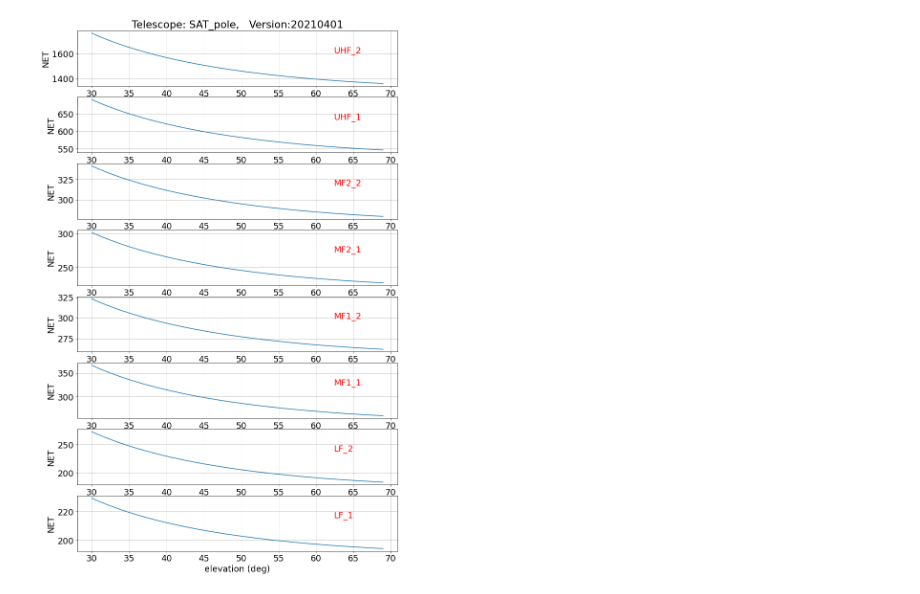
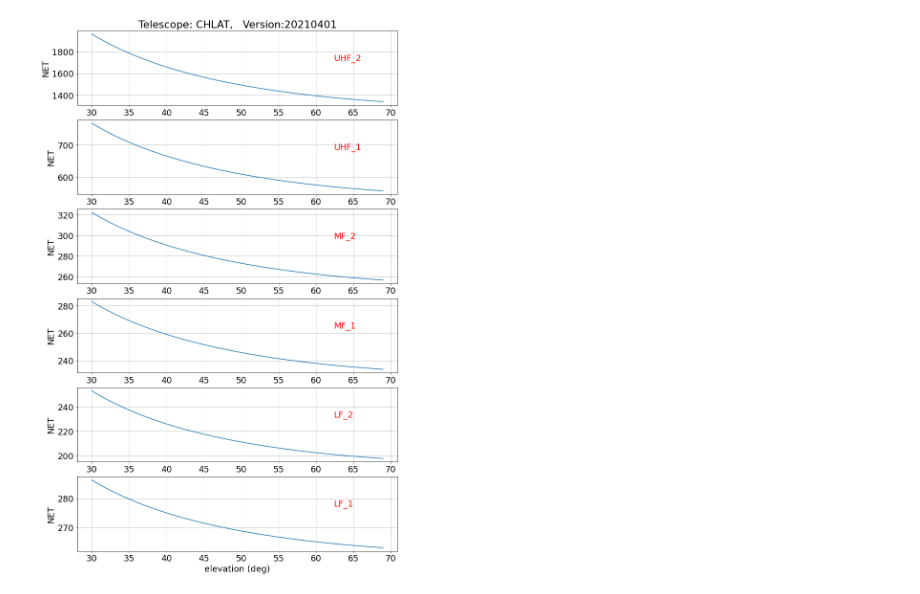
Before and after one commit to CMB-S4/bolo_calc_runs, a Jupyter notebook: pbdr_v1/NET_v_Elevation.ipynb, the cells around one changed output. Saved outputs shown, nothing was run; the diff lists cells and outputs as text; code cells hidden in the pictures.

Commit message:
Edited each notebook to produce outputs for all three telescopes.
The notebooks can now be run once to produce outputs for all three telescopes.

NOTE: NET vs POPT is still buggy. Disregard for now.

```diff
--- a/pbdr_v1/NET_v_Elevation.ipynb
+++ b/pbdr_v1/NET_v_Elevation.ipynb
@@ -12,8 +12,10 @@ plt.rcParams['figure.figsize'] = [12, 20]
 
 # bolo-calc import
 from bolo import Top
+
+telescopes = dict.fromkeys(['CHLAT_20210401.yaml', 'SPLAT_20210401.yaml', 'SAT_pole_20210401.yaml'])
 # %%
-yaml_file = 'SAT_pole_20210401.yaml'
+yaml_file = list(telescopes.keys())[0]
 dd = yaml.safe_load(open(yaml_file))
 version_date = str(dd['version']['date'])
 version_telescope = str(dd['version']['name'])
@@ -27,30 +29,80 @@ psat['SAT_pole_20210401'] = {'LF_1': 1.40, 'LF_2': 6.13, 'MF1_1': 7.40, 'MF1_2':
 psat['SPLAT_20210401'] = {'ULF': 0.42, 'LF_1': 0.69, 'LF_2': 4.32, 'MF_1': 4.65, 'MF_2': 11.49, 'UHF_1': 29.31, 'UHF_2': 40.02}
 psat['CHLAT_20210401'] = {'LF_1': 0.72, 'LF_2': 3.84, 'MF_1': 4.47, 'MF_2': 13.95, 'UHF_1': 41.52, 'UHF_2': 60.78}
 
 #convert to Watts
 for channel in ch_names:
     psat[yaml_file.partition('.')[0]][channel] *= 1e-12
 
 #set psat factor to None & delete psat entry from channel default
 dd['instrument']['channel_default']['psat_factor'] = None
 del dd['instrument']['channel_default']['psat']
 
 #assign SI psat values at the channel level
 for channel in ch_names:
     dd['instrument']['camera_config']['elements']['cam_1']['chan_config']['elements'][channel]['psat'] = psat[yaml_file.partition('.')[0]][channel]
 
 # location of atmosphere file
 dd['sim_config']['config_dir'] = '../../bolo-calc/config'
 
 in_param = 'elevation'
 base_value = dd['instrument'][in_param]
 param_vec = np.arange(30,70,1)
 # in_param possible values:
 #  'band_response', 'num_wafer_per_optics_tube', 'num_optics_tube',
 #  'waist_factor', 'psat', 'psat_factor', 'carrier_index', 'Tc', 'Tc_fraction',
 #  'G', 'Flink', 'Yield', 'response_factor', 'bolo_resistance', 'read_frac'
 
 out_param = 'NET' #
 # out_param possible values:
 #  'effic', 'opt_power','tel_rj_temp','sky_rj_temp','NEP_bolo',
 #  'NEP_read','NEP_ph','NEP','NET','NET_corr','corr_fact','NET_arr'
+
+outputs = {}
+outputs[out_param]={}
+for chan in ch_names:
+    outputs[out_param][chan]=np.array([])
+
+for param_value in param_vec:
+    dd['instrument'][in_param] = param_value
+    top = Top(**dd)
+    top.run()
+    tabs = top.instrument.tables
+    for chan in ch_names:
+        outputs[out_param][chan] = np.append(outputs[out_param][chan], tabs['cam_1_%s_sims' % chan][out_param].quantity[0])
+
+
+#save inputs & outputs to tesescope dictionary
+io_dict = dict.fromkeys([in_param, out_param])
+channel_dict = dict.fromkeys(ch_names)
+
+for chan in ch_names:
+    channel_dict[chan] = io_dict
+    channel_dict[chan][in_param] = param_vec
+    channel_dict[chan][out_param] = np.array(outputs[out_param][chan])
+
+telescopes[yaml_file] = channel_dict
+
+
+#plot
+plt.clf()
+n_chan = len(ch_names)
+ii = n_chan
+
+for chan in ch_names:
+    plt.subplot(n_chan,1,ii)
+    plt.plot(param_vec,outputs[out_param][chan])
+    plt.ylabel(out_param)
+    if ii == n_chan:
+        plt.xlabel(in_param + ' (deg)')
+    xmin, xmax, ymin, ymax = plt.axis()
+    #plt.plot([base_value,base_value],[ymin,ymax],'r')
+    xloc = xmin + 0.8*(xmax-xmin)
+    yloc = ymin + 0.6*(ymax-ymin)
+    plt.text(xloc,yloc,chan,color='r')
+    plt.grid()
+    ii = ii-1
+titlestring = 'Telescope: '+version_telescope+',   Version:'+version_date
+plt.title(titlestring)
+plt.savefig('plots/' + yaml_file.partition('.')[0] + '_' + out_param + '_v_' + in_param + '.png', dpi=300)
+# %% [output]
+[figure, added]
@@ -70,23 +108,0 @@ for param_value in param_vec:
-# %%
-plt.clf()
-n_chan = len(ch_names)
-ii = n_chan
-
-for chan in ch_names:
-    plt.subplot(n_chan,1,ii)
-    plt.plot(param_vec,outputs[out_param][chan])
-    plt.ylabel(out_param)
-    if ii == n_chan:
-        plt.xlabel(in_param + ' (deg)')
-    xmin, xmax, ymin, ymax = plt.axis()
-    #plt.plot([base_value,base_value],[ymin,ymax],'r')
-    xloc = xmin + 0.8*(xmax-xmin)
-    yloc = ymin + 0.6*(ymax-ymin)
-    plt.text(xloc,yloc,chan,color='r')
-    plt.grid()
-    ii = ii-1
-titlestring = 'Telescope: '+version_telescope+',   Version:'+version_date
-plt.title(titlestring)
-plt.savefig('plots/' + yaml_file.partition('.')[0] + '_' + out_param + '_v_' + in_param + '.png', dpi=300)
-# %% [output]
-[figure, removed]
```
Also changed, not shown: parts of 6 cells of this notebook, 42 other files.
